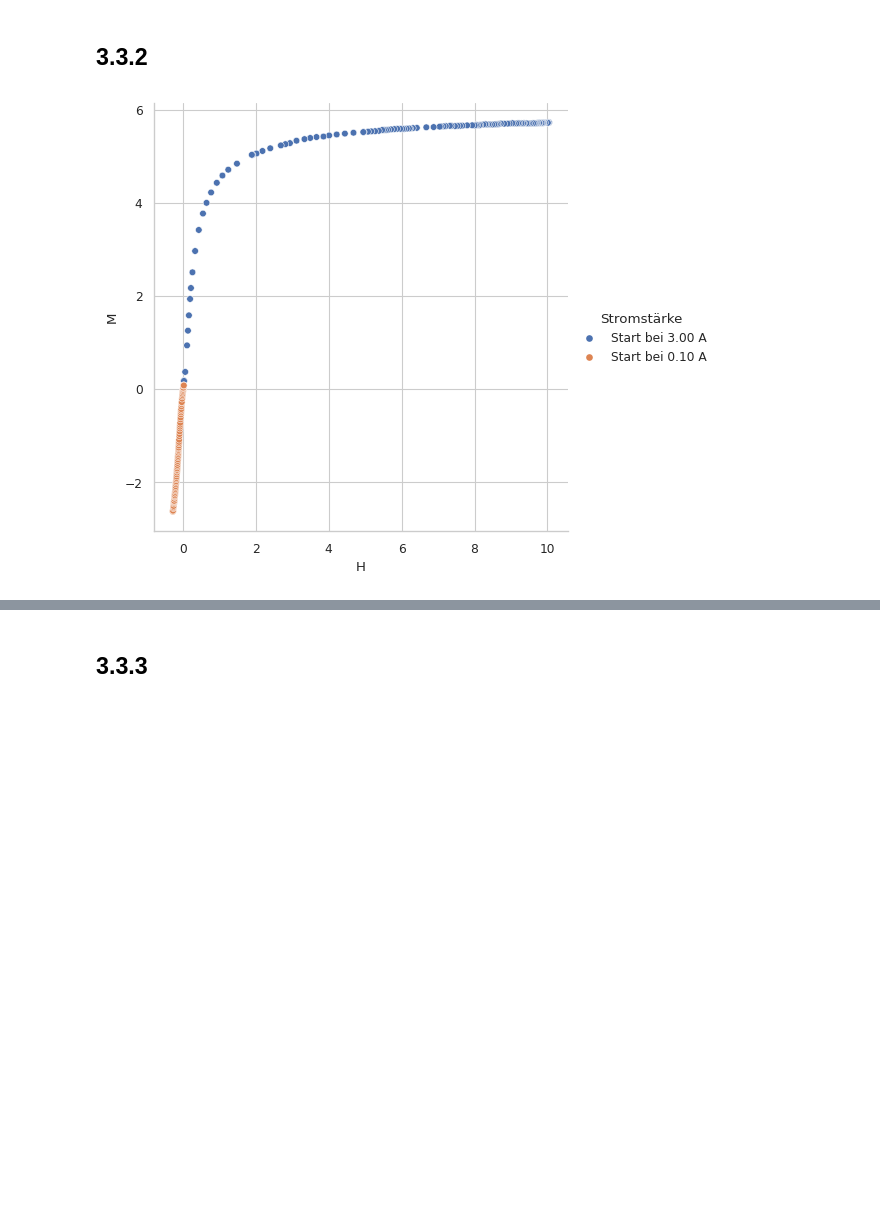
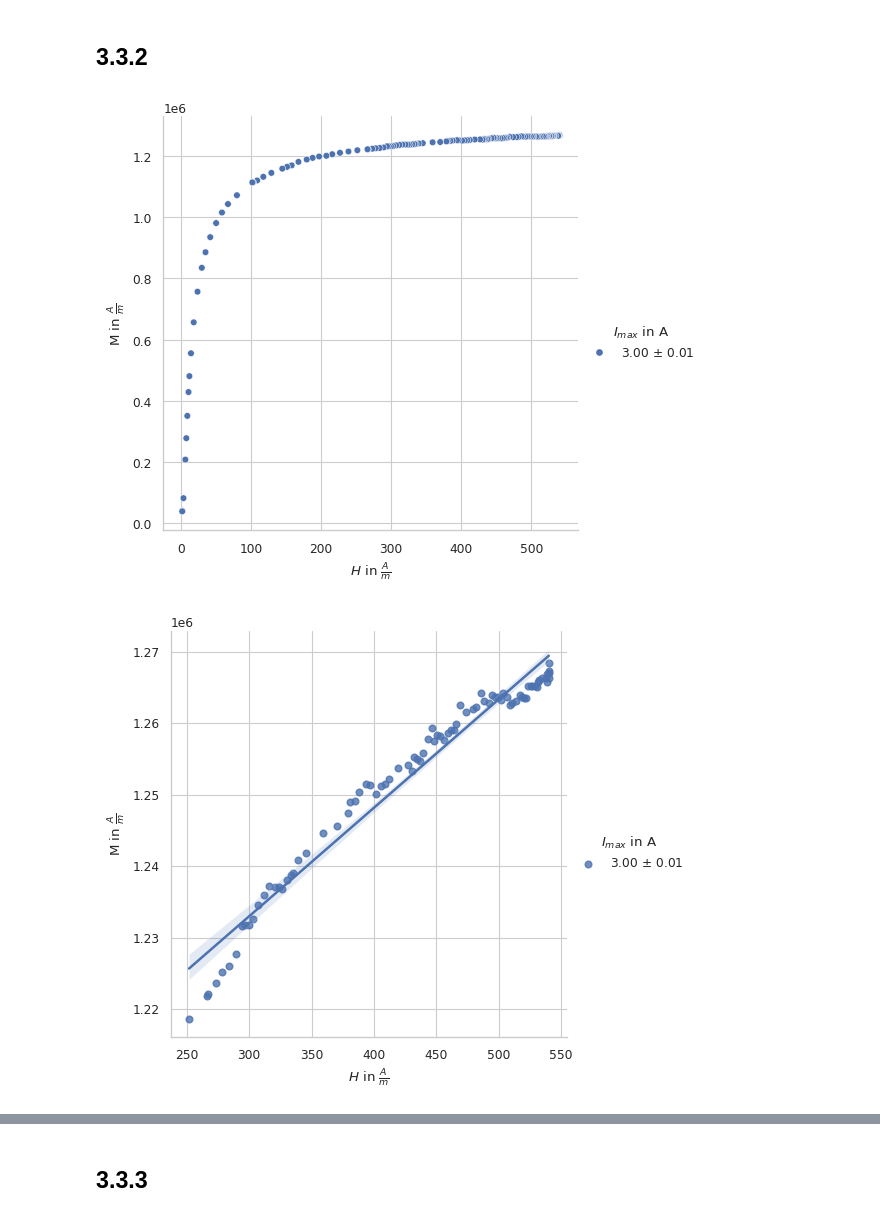
Before and after one commit to ofilla/physik-praktikum-b, a Jupyter notebook: B2.4/data/Auswertung.ipynb, the cells around one changed output, grey strips where cells are left out. Cells and saved outputs as stored; diff of their text form; code cells hidden in the pictures; blank space fills up the shorter version.

```diff
--- a/B2.4/data/Auswertung.ipynb
+++ b/B2.4/data/Auswertung.ipynb
@@ -42 +48,8 @@ d = pd.read_csv("3.3.1.d.csv", sep='\t')
+# %%
+def M(U):
+    nu = 50 # Hz
+    n_s = 17
+    q = 0.9/10000 # m^2
+    mu_0 = 4* math.pi * 1e-7
+    return U / (47*nu*n_s*q*mu_0)
 # %%
@@ -91,12 +106,27 @@ plt.show()
 # %% [markdown]
 ## 3.3.2
 # %%
-a = pd.read_csv('3.3.2.a.csv', sep='\t')
-b = pd.read_csv('3.3.2.b.csv', sep='\t')
+komm_a = pd.read_csv('3.3.2.a.csv', sep='\t')
+komm_b = pd.read_csv('3.3.2.b.csv', sep='\t')
+# %%
+komm_a[H_column] = komm_a['H'].apply(H)
+komm_b[H_column] = komm_b['H'].apply(H)
+
+komm_a[M_column] = komm_a['M'].apply(M)
+komm_b[M_column] = komm_b['M'].apply(M)
 # %%
-a['Stromstärke'] = 'Start bei 3.00 A'
-b['Stromstärke'] = 'Start bei 0.10 A'
+komm_a[I_column] = r'3.00 $\pm$ 0.01'
+komm_b[I_column] = r'0.10 $\pm$ 0.01'
 # %%
-plot(pd.concat([a, b]))
+plot(komm_a)
+sns.lmplot(
+    data=komm_a[komm_a[H_column] > 250],
+    x=H_column,
+    y=M_column,
+    hue=I_column,
+    height=5,
+    legend='full'
+);
 # %% [output]
-[figure, old version]
+[figure, new version]
+[figure, added]
```
Also changed, not shown: parts of 25 cells of this notebook, 2 other files.
